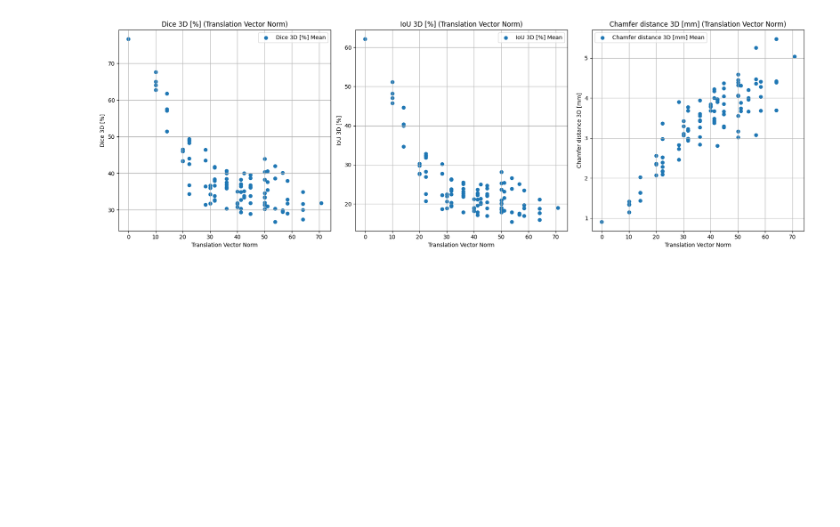
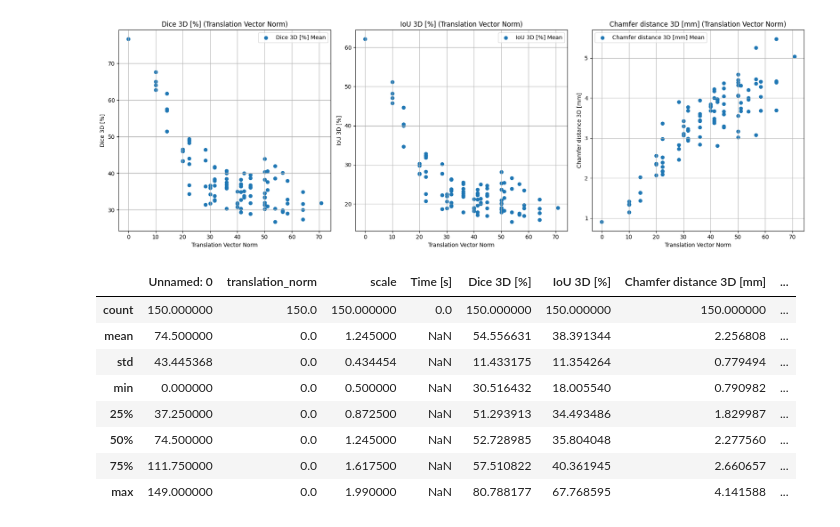
Before and after one commit to cvlab-ai/visual-hull-experiments, a Jupyter notebook: notebooks/noise.ipynb, the cells around one changed output. Saved outputs shown, nothing was run; the diff lists cells and outputs as text; code cells hidden in the pictures; blank space fills up the shorter version.

```diff
--- a/notebooks/noise.ipynb
+++ b/notebooks/noise.ipynb
@@ -49,3 +61,15 @@ metrics = ['Dice 3D [%]', 'IoU 3D [%]', 'Chamfer distance 3D [mm]', 'Avg Iou 2D
+# %%
+df_scaling.describe()
+# %% [output]
+|  | Unnamed: 0 | translation_norm | scale | Time [s] | Dice 3D [%] | IoU 3D [%] | Chamfer distance 3D [mm] | ... |
+| count | 150.000000 | 150.0 | 150.000000 | 0.0 | 150.000000 | 150.000000 | 150.000000 | ... |
+| mean | 74.500000 | 0.0 | 1.245000 | NaN | 54.556631 | 38.391344 | 2.256808 | ... |
+| std | 43.445368 | 0.0 | 0.434454 | NaN | 11.433175 | 11.354264 | 0.779494 | ... |
+| min | 0.000000 | 0.0 | 0.500000 | NaN | 30.516432 | 18.005540 | 0.790982 | ... |
+| 25% | 37.250000 | 0.0 | 0.872500 | NaN | 51.293913 | 34.493486 | 1.829987 | ... |
+| 50% | 74.500000 | 0.0 | 1.245000 | NaN | 52.728985 | 35.804048 | 2.277560 | ... |
+| 75% | 111.750000 | 0.0 | 1.617500 | NaN | 57.510822 | 40.361945 | 2.660657 | ... |
+| max | 149.000000 | 0.0 | 1.990000 | NaN | 80.788177 | 67.768595 | 4.141588 | ... |
 # %%
 fig, axes = plt.subplots(1, 3, figsize=(18, 6))
 
```
Also changed, not shown: parts of 4 cells of this notebook, 7 other files.
